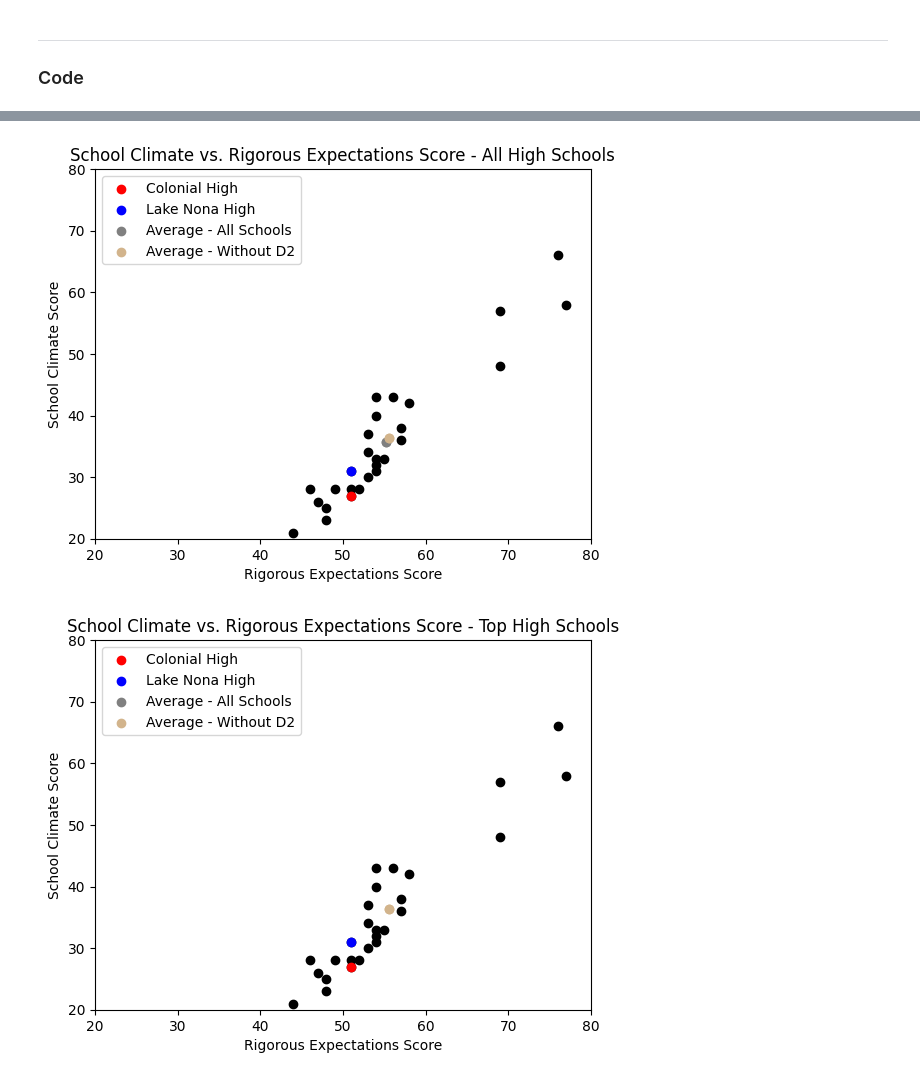
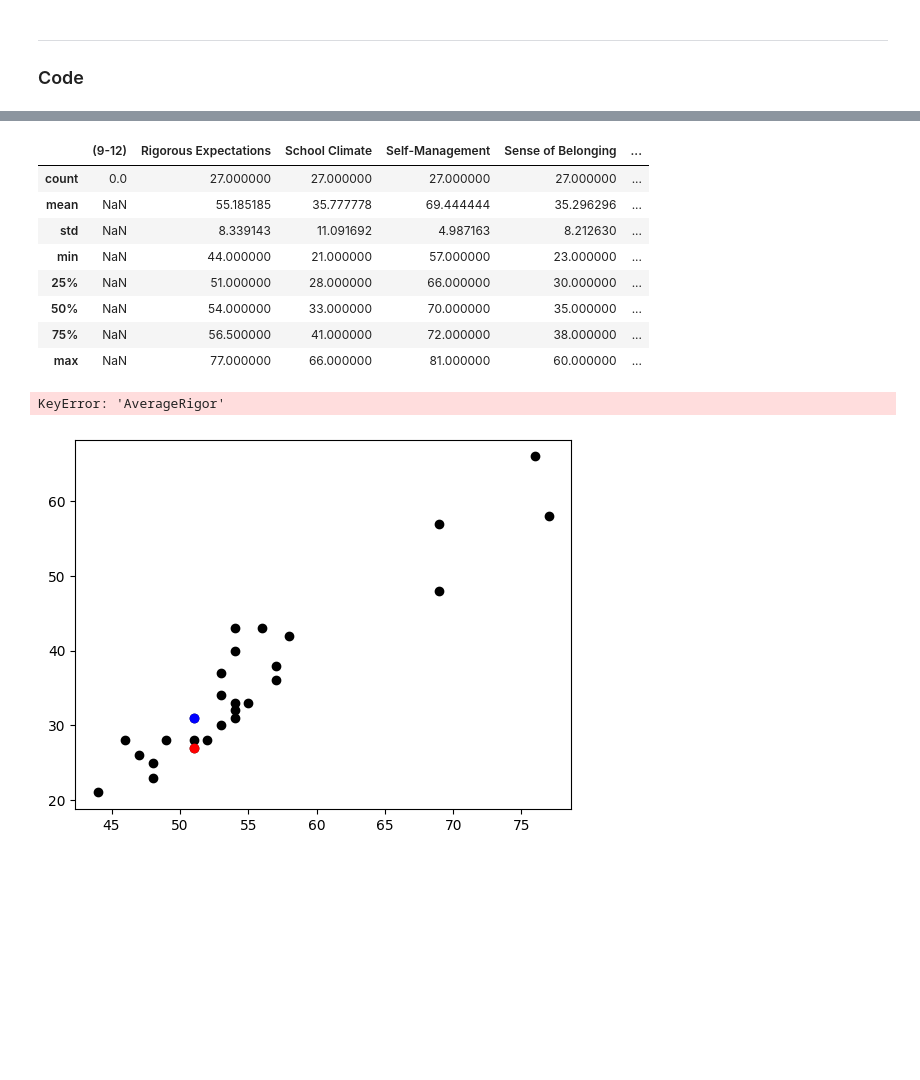
Before and after one commit to cruzdariel/ocps_2024survey, a Jupyter notebook: DataAnalysis.ipynb, the cells around one changed output, grey strips where cells are left out. Cells and saved outputs as stored; diff of their text form; code cells hidden in the pictures; blank space fills up the shorter version.

```diff
--- a/DataAnalysis.ipynb
+++ b/DataAnalysis.ipynb
@@ -101,6 +101,9 @@ df = df[~df['Name'].isin([
 df_district2 = df[df['Name'].isin(['LAKE NONA HIGH', 'COLONIAL HIGH'])] # District 2 Schools
 df_notdistrict2 = df[~df['Name'].isin(['LAKE NONA HIGH', 'COLONIAL HIGH'])] # Non District 2 Schools
 
+colonial_hs = df[df['Name'] == 'COLONIAL HIGH']
+lake_nona_hs = df[df['Name'] == 'LAKE NONA HIGH']
+
 hs = {'avg_rigor': np.mean(df['Rigorous Expectations']),
       'avg_rigor_notd2': np.mean(df_notdistrict2['Rigorous Expectations']),
       'avg_schoolclimate': np.mean(df['School Climate']),
@@ -122,14 +125,3 @@ ms = {'avg_rigor': np.mean(df['Rigorous Expectations.1']),
       'avg_senseofbelonging_notd2': np.mean(df_notdistrict2['Sense of Belonging.1']),
       'average_teacherstudentrelationships':np.mean(df['Teacher-Student Relationships.1']),
       'average_teacherstudentrelationships_notd2': np.mean(df_notdistrict2['Teacher-Student Relationships.1'])}
-
-es = {'avg_rigor': np.mean(df['Rigorous Expectations.2']),
-      'avg_rigor_notd2': np.mean(df_notdistrict2['Rigorous Expectations.2']),
-      'avg_schoolclimate': np.mean(df['School Climate.2']),
-      'avg_schoolclimate_notd2': np.mean(df_notdistrict2['School Climate.2']),
-      'avg_selfmanagement': np.mean(df['Self-Management.2']),
-      'avg_selfmanagement_notd2': np.mean(df_notdistrict2['Self-Management.2']),
-      'avg_senseofbelonging': np.mean(df['Sense of Belonging.2']),
-      'avg_senseofbelonging_notd2': np.mean(df_notdistrict2['Sense of Belonging.2']),
-      'average_teacherstudentrelationships':np.mean(df['Teacher-Student Relationships.2']),
-      'average_teacherstudentrelationships_notd2': np.mean(df_notdistrict2['Teacher-Student Relationships.2'])}
@@ -149,37 +128,46 @@ Warning: Total number of columns (36) exceeds max_columns (20) limiting to first
+# %%
+pd.set_option('display.max_columns', 1000)
+df.describe()
+# %% [output]
+|  | (9-12) | Rigorous Expectations | School Climate | Self-Management | Sense of Belonging | ... |
+| count | 0.0 | 27.000000 | 27.000000 | 27.000000 | 27.000000 | ... |
+| mean | NaN | 55.185185 | 35.777778 | 69.444444 | 35.296296 | ... |
+| std | NaN | 8.339143 | 11.091692 | 4.987163 | 8.212630 | ... |
+| min | NaN | 44.000000 | 21.000000 | 57.000000 | 23.000000 | ... |
+| 25% | NaN | 51.000000 | 28.000000 | 66.000000 | 30.000000 | ... |
+| 50% | NaN | 54.000000 | 33.000000 | 70.000000 | 35.000000 | ... |
+| 75% | NaN | 56.500000 | 41.000000 | 72.000000 | 38.000000 | ... |
+| max | NaN | 77.000000 | 66.000000 | 81.000000 | 60.000000 | ... |
 # %%
 plt.style.use('default')
 
 # All High Schools - School Climate vs. Rigor Expectations Score
-plt.scatter(df['Rigorous Expectations'],df['School Climate'],c='black')
-plt.scatter(df[df['Name'] == 'COLONIAL HIGH']['Rigorous Expectations'], df[df['Name'] == 'COLONIAL HIGH']['School Climate'], c='red', label='Colonial High')
-plt.scatter(df[df['Name'] == 'LAKE NONA HIGH']['Rigorous Expectations'], df[df['Name'] == 'LAKE NONA HIGH']['School Climate'], c='blue', label='Lake Nona High')
-plt.scatter(df_district2['AverageRigor'],df_district2['AverageSchoolClimate'],color='grey', label='Average - All Schools')
-plt.scatter(df_district2['AverageRigorNoD2'],df_district2['AverageSchoolClimateNoD2'],color='tan', label='Average - Without D2')
+plt.scatter(df['Rigorous Expectations'],
+            df['School Climate'],
+            c='black')
+plt.scatter(colonial_hs['Rigorous Expectations'],
+            colonial_hs['School Climate'],
+            c='red',
+            label='Colonial High')
+plt.scatter(colonial_hs['Rigorous Expectations'],
+            lake_nona_high['School Climate'],
+            c='blue',
+            label='Lake Nona High')
+plt.scatter(df_district2['AverageRigor'],
+            df_district2['AverageSchoolClimate'],
+            color='grey',
+            label='Average - All Schools')
+plt.scatter(df_district2['AverageRigorNoD2'],
+            df_district2['AverageSchoolClimateNoD2'],
+            color='tan',
+            label='Average - Without D2')
 plt.title('School Climate vs. Rigorous Expectations Score - All High Schools')
 plt.xlabel('Rigorous Expectations Score')
 plt.ylabel('School Climate Score')
 plt.xlim(20, 80)
 plt.ylim(20, 80)
-#for i, row in df.iterrows():
-#    plt.annotate(row['Name'], (row['Rigorous Expectations'], row['School Climate']), fontsize=5, alpha=1,rotation=300)
 plt.legend()
 plt.show()
-
-# Top High Schools - School Climate vs. Rigor Expectations Score
-plt.scatter(df['Rigorous Expectations'],df['School Climate'],c='black')
-plt.scatter(df[df['Name'] == 'COLONIAL HIGH']['Rigorous Expectations'], df[df['Name'] == 'COLONIAL HIGH']['School Climate'], c='red', label='Colonial High')
-plt.scatter(df[df['Name'] == 'LAKE NONA HIGH']['Rigorous Expectations'], df[df['Name'] == 'LAKE NONA HIGH']['School Climate'], c='blue', label='Lake Nona High')
-plt.scatter(df_district2[df_district2['AverageRigor'] >= 65]['AverageRigor'],df_district2[df_district2['AverageSchoolClimate'] >= 65]['AverageSchoolClimate'],color='grey', label='Average - All Schools')
-plt.scatter(df_district2['AverageRigorNoD2'],df_district2['AverageSchoolClimateNoD2'],color='tan', label='Average - Without D2')
-plt.title('School Climate vs. Rigorous Expectations Score - Top High Schools')
-plt.xlabel('Rigorous Expectations Score')
-plt.ylabel('School Climate Score')
-plt.xlim(20, 80)
-plt.ylim(20, 80)
-#for i, row in df.iterrows():
-#    plt.annotate(row['Name'], (row['Rigorous Expectations'], row['School Climate']), fontsize=5, alpha=1,rotation=300)
-plt.legend()
-plt.show()
 # %% [output]
+KeyError: 'AverageRigor'
-[figure, old version]
+[figure, new version]
-[figure, removed]
```
Also changed, not shown: parts of 2 cells of this notebook.
